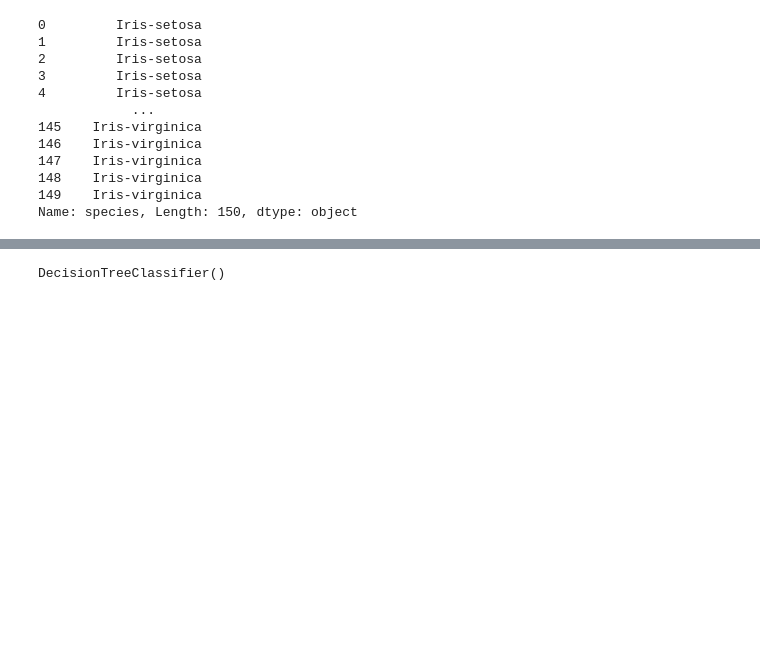
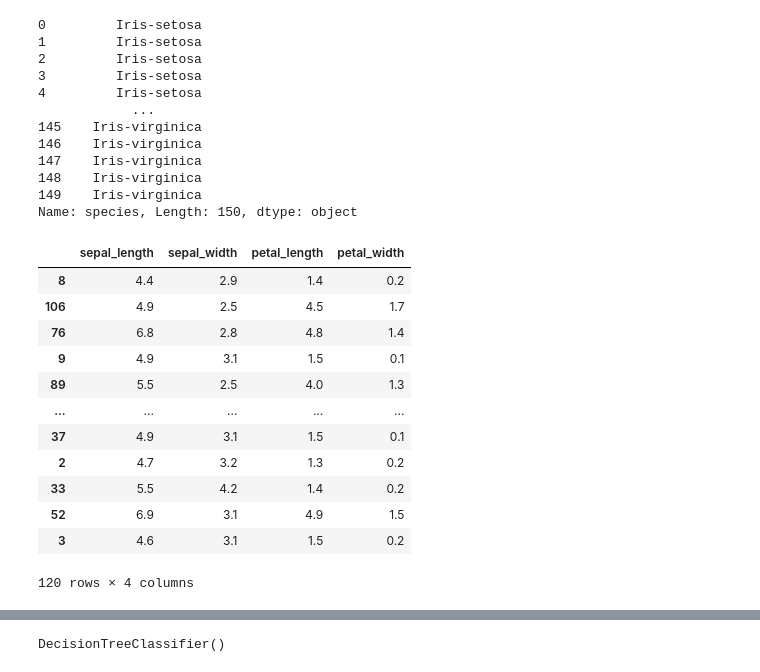
Before and after one commit to ARIM-Training/Training_python_1, a Jupyter notebook: python_seminar_1.ipynb, the cells around one changed output, grey strips where cells are left out. Cells and saved outputs as stored; diff of their text form; code cells hidden in the pictures; blank space fills up the shorter version.

```diff
--- a/python_seminar_1.ipynb
+++ b/python_seminar_1.ipynb
@@ -163,13 +191,0 @@ plt.legend(['setosa','versicolor','virginica','test'], fontsize = 12)
-# %%
-from sklearn.model_selection import train_test_split
-from sklearn.metrics import roc_curve, roc_auc_score
-from sklearn.preprocessing import label_binarize
-
-x = df.iloc[0:, 0:4] # 説明変数行列
-y = df.iloc[0:, 4]   # 目的変数
-
-x_train, x_test, y_train, y_test = train_test_split(x, y,
-                                                    test_size = 0.2,   # CV用データ分割
-                                                    stratify = y,       # 均等分割
-                                                    random_state=42
-                                                    )
@@ -204,3 +224,29 @@ y
 148    Iris-virginica
 149    Iris-virginica
 Name: species, Length: 150, dtype: object
+# %%
+#データセットの分割のライブラリの読み込み
+from sklearn.model_selection import train_test_split
+
+# train_test_split関数によるデータセット分割
+X_train, X_test, y_train, y_test = train_test_split(x, y,
+                                                    test_size = 0.2,   # 20%をテストデータとするデータ分割
+                                                    stratify = y,      # ３つの品種について均等分割
+                                                    random_state=42
+                                                    )
+# %%
+X_train
+# %% [output]
+|  | sepal_length | sepal_width | petal_length | petal_width |
+| 8 | 4.4 | 2.9 | 1.4 | 0.2 |
+| 106 | 4.9 | 2.5 | 4.5 | 1.7 |
+| 76 | 6.8 | 2.8 | 4.8 | 1.4 |
+| 9 | 4.9 | 3.1 | 1.5 | 0.1 |
+| 89 | 5.5 | 2.5 | 4.0 | 1.3 |
+| ... | ... | ... | ... | ... |
+| 37 | 4.9 | 3.1 | 1.5 | 0.1 |
+| 2 | 4.7 | 3.2 | 1.3 | 0.2 |
+| 33 | 5.5 | 4.2 | 1.4 | 0.2 |
+| 52 | 6.9 | 3.1 | 4.9 | 1.5 |
+| 3 | 4.6 | 3.1 | 1.5 | 0.2 |
+120 rows × 4 columns
```
Also changed, not shown: parts of 58 cells of this notebook.
